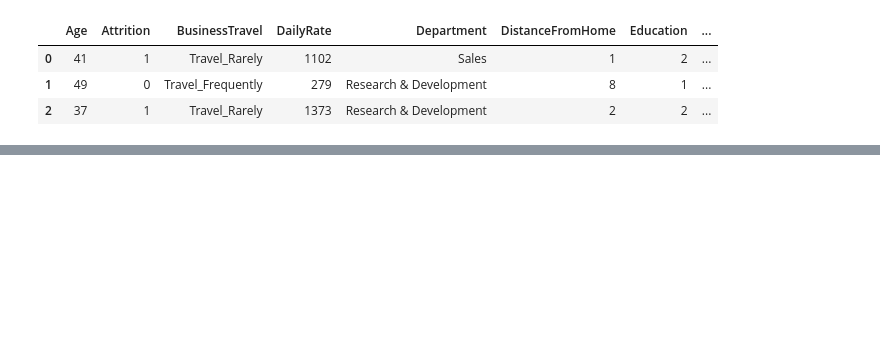
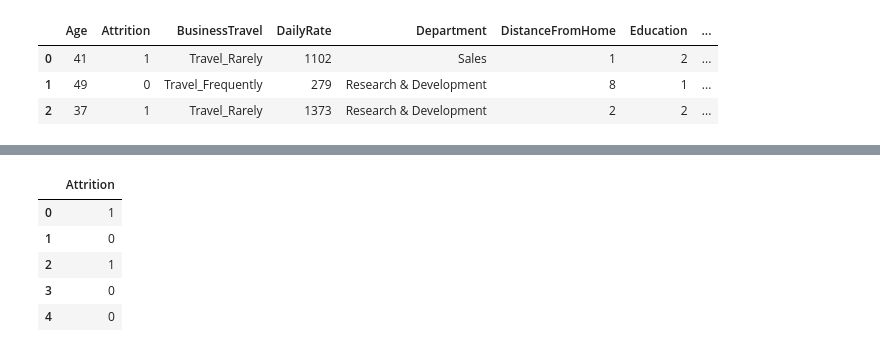
Before and after one commit to MonshaRadhakrishnan/IBM-HR-Analytics-Attrition, a Jupyter notebook: IBM-HR-Employee-Attrition.ipynb, the cells around one changed output, grey strips where cells are left out. Cells and saved outputs as stored; diff of their text form; code cells hidden in the pictures; blank space fills up the shorter version.

```diff
--- a/IBM-HR-Employee-Attrition.ipynb
+++ b/IBM-HR-Employee-Attrition.ipynb
@@ -791,0 +923,9 @@ df.head(3)
+# %%
+y.head()
+# %% [output]
+|  | Attrition |
+| 0 | 1 |
+| 1 | 0 |
+| 2 | 1 |
+| 3 | 0 |
+| 4 | 0 |
```
Also changed, not shown: parts of 15 cells of this notebook.
